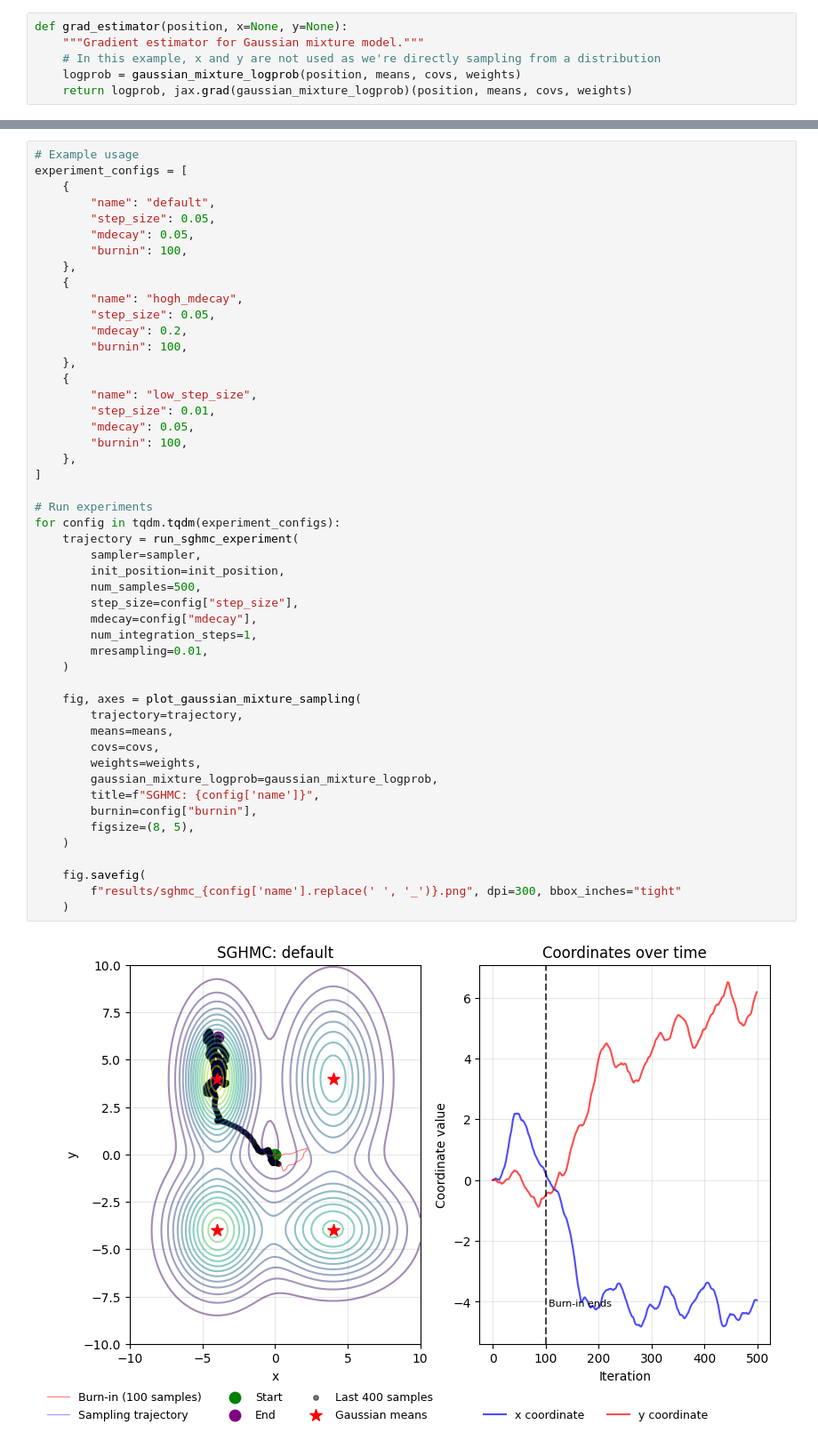
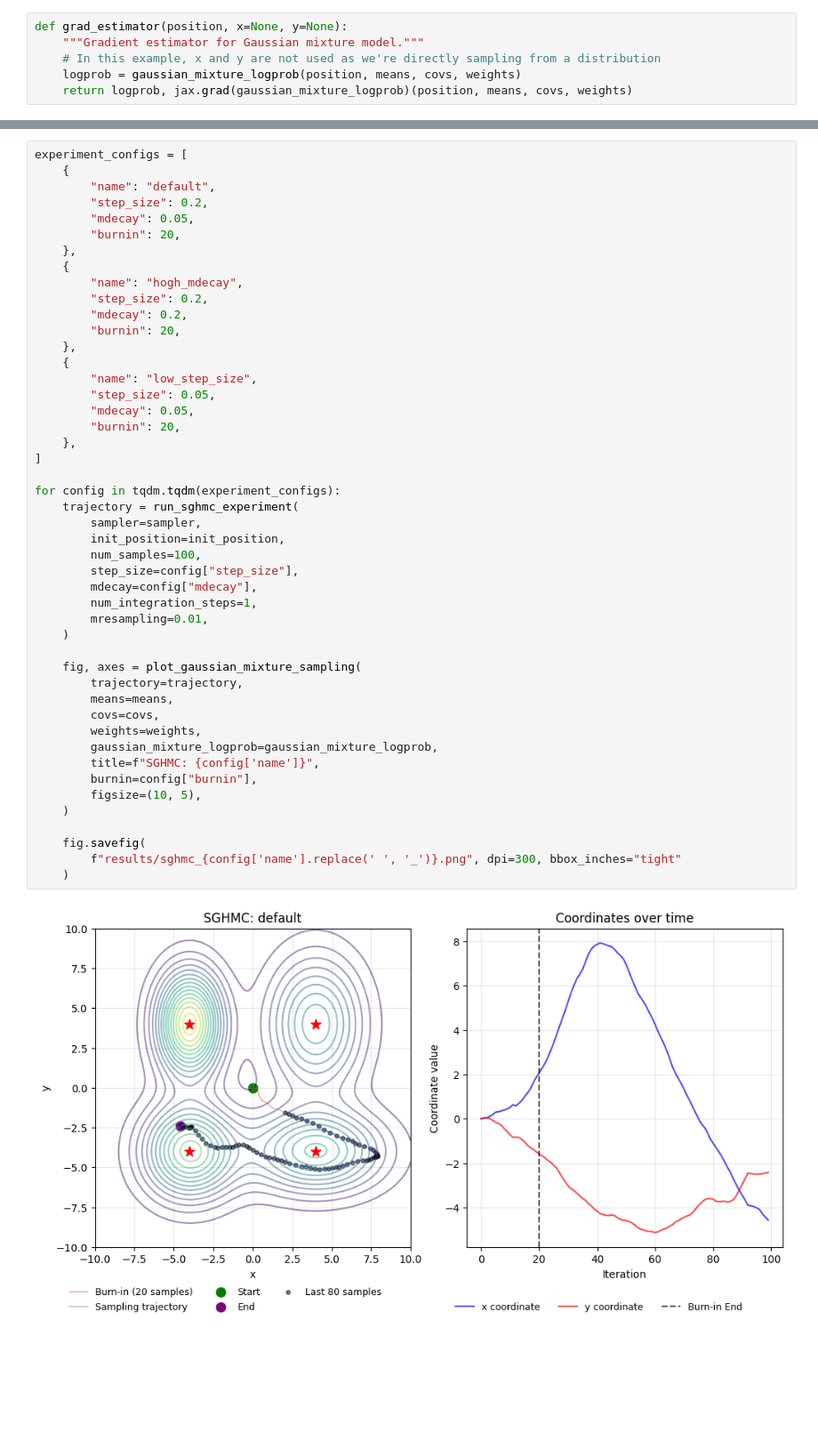
Before and after one commit to mo374z/enhancing-sgmcmc, a Jupyter notebook: enhancing_sgmcmc/notebooks/sgmcmc_test.ipynb, the cells around one changed output, grey strips where cells are left out. Shown at 89% size. Cells and saved outputs as stored; diff of their text form; blank space fills up the shorter version.

```diff
--- a/enhancing_sgmcmc/notebooks/sgmcmc_test.ipynb
+++ b/enhancing_sgmcmc/notebooks/sgmcmc_test.ipynb
@@ -43,51 +43,49 @@ init_position = jnp.array([0.0, 0.0])  # Start at the origin
 # %%
-# Example usage
 experiment_configs = [
     {
         "name": "default",
-        "step_size": 0.05,
+        "step_size": 0.2,
         "mdecay": 0.05,
-        "burnin": 100,
+        "burnin": 20,
     },
     {
         "name": "hogh_mdecay",
-        "step_size": 0.05,
+        "step_size": 0.2,
         "mdecay": 0.2,
-        "burnin": 100,
+        "burnin": 20,
     },
     {
         "name": "low_step_size",
-        "step_size": 0.01,
+        "step_size": 0.05,
         "mdecay": 0.05,
-        "burnin": 100,
+        "burnin": 20,
     },
 ]
 
-# Run experiments
 for config in tqdm.tqdm(experiment_configs):
     trajectory = run_sghmc_experiment(
         sampler=sampler,
         init_position=init_position,
-        num_samples=500,
+        num_samples=100,
         step_size=config["step_size"],
         mdecay=config["mdecay"],
         num_integration_steps=1,
         mresampling=0.01,
     )
 
     fig, axes = plot_gaussian_mixture_sampling(
         trajectory=trajectory,
         means=means,
         covs=covs,
         weights=weights,
         gaussian_mixture_logprob=gaussian_mixture_logprob,
         title=f"SGHMC: {config['name']}",
         burnin=config["burnin"],
-        figsize=(8, 5),
+        figsize=(10, 5),
     )
 
     fig.savefig(
         f"results/sghmc_{config['name'].replace(' ', '_')}.png", dpi=300, bbox_inches="tight"
     )
 # %% [output]
-[figure, old version]
+[figure, new version]
```
Also changed, not shown: parts of 2 cells of this notebook, 1 other file.
